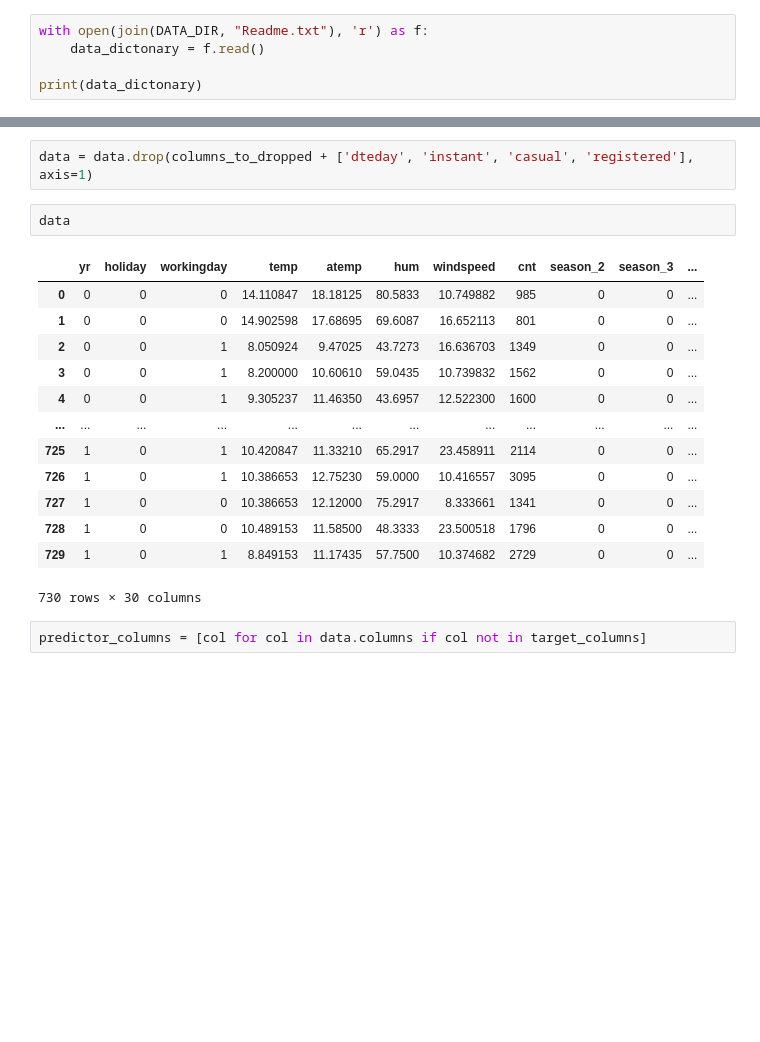
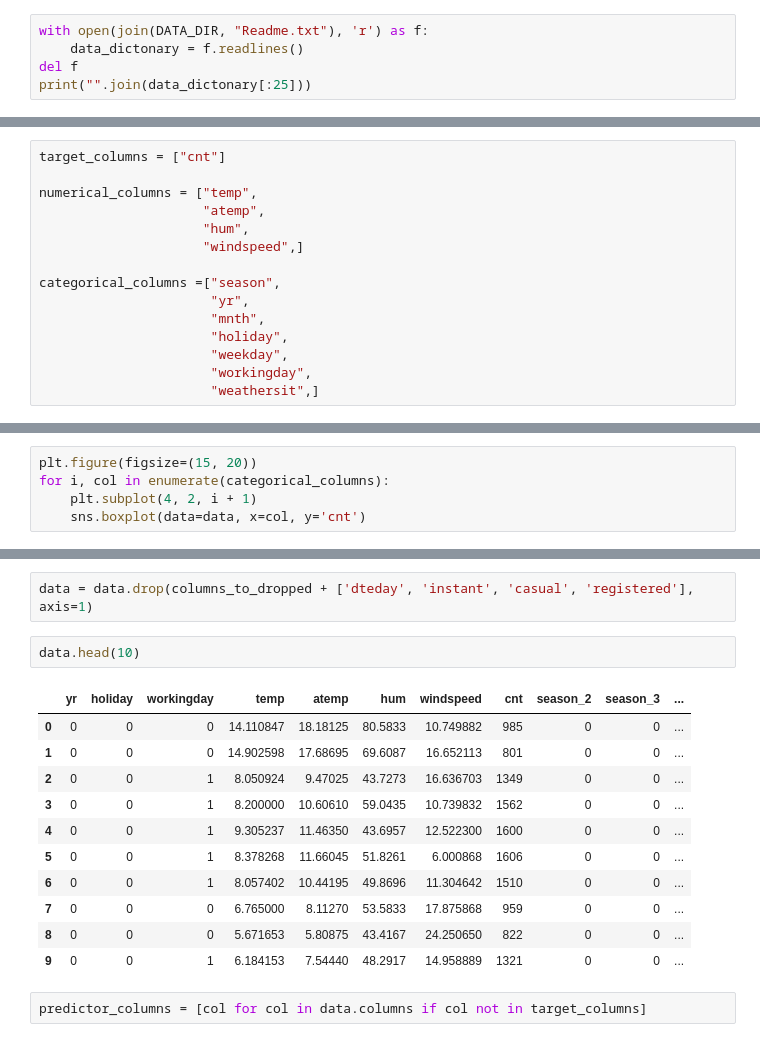
Before and after one commit to eeshangpt/bike_sharing_analysis, a Jupyter notebook: linear_regression_analysis.ipynb, the cells around one changed output, grey strips where cells are left out. Saved outputs shown, nothing was run; the diff lists cells and outputs as text; blank space fills up the shorter version.

```diff
--- a/linear_regression_analysis.ipynb
+++ b/linear_regression_analysis.ipynb
@@ -70,9 +84,9 @@ data.head()
 | 4 | 5 | 05-01-2018 | 1 | 0 | 1 | 0 | 3 | 1 | 1 | 9.305237 | ... |
 # %%
 with open(join(DATA_DIR, "Readme.txt"), 'r') as f:
-    data_dictonary = f.read()
-
-print(data_dictonary)
+    data_dictonary = f.readlines()
+del f
+print("".join(data_dictonary[:25]))
 # %% [output]
 =========================================
 Dataset characteristics
@@ -229,3 +205,18 @@ categorical_columns =[
+# %%
+target_columns = ["cnt"]
+
+numerical_columns = ["temp",
+                     "atemp",
+                     "hum",
+                     "windspeed",]
+
+categorical_columns =["season",
+                      "yr",
+                      "mnth",
+                      "holiday",
+                      "weekday",
+                      "workingday",
+                      "weathersit",]
 # %%
 data.describe()
 # %% [output]
@@ -256,0 +349,5 @@ data[categorical_columns]
+# %%
+plt.figure(figsize=(15, 20))
+for i, col in enumerate(categorical_columns):
+    plt.subplot(4, 2, i + 1)
+    sns.boxplot(data=data, x=col, y='cnt')
@@ -277,20 +378,18 @@ del categorical_col_gt_2_unique_values, categorical_columns, dummy_col_df
 # %%
 data = data.drop(columns_to_dropped + ['dteday', 'instant', 'casual', 'registered'], axis=1)
 # %%
-data
+data.head(10)
 # %% [output]
 |  | yr | holiday | workingday | temp | atemp | hum | windspeed | cnt | season_2 | season_3 | ... |
 | 0 | 0 | 0 | 0 | 14.110847 | 18.18125 | 80.5833 | 10.749882 | 985 | 0 | 0 | ... |
 | 1 | 0 | 0 | 0 | 14.902598 | 17.68695 | 69.6087 | 16.652113 | 801 | 0 | 0 | ... |
 | 2 | 0 | 0 | 1 | 8.050924 | 9.47025 | 43.7273 | 16.636703 | 1349 | 0 | 0 | ... |
 | 3 | 0 | 0 | 1 | 8.200000 | 10.60610 | 59.0435 | 10.739832 | 1562 | 0 | 0 | ... |
 | 4 | 0 | 0 | 1 | 9.305237 | 11.46350 | 43.6957 | 12.522300 | 1600 | 0 | 0 | ... |
-| ... | ... | ... | ... | ... | ... | ... | ... | ... | ... | ... | ... |
-| 725 | 1 | 0 | 1 | 10.420847 | 11.33210 | 65.2917 | 23.458911 | 2114 | 0 | 0 | ... |
-| 726 | 1 | 0 | 1 | 10.386653 | 12.75230 | 59.0000 | 10.416557 | 3095 | 0 | 0 | ... |
-| 727 | 1 | 0 | 0 | 10.386653 | 12.12000 | 75.2917 | 8.333661 | 1341 | 0 | 0 | ... |
-| 728 | 1 | 0 | 0 | 10.489153 | 11.58500 | 48.3333 | 23.500518 | 1796 | 0 | 0 | ... |
-| 729 | 1 | 0 | 1 | 8.849153 | 11.17435 | 57.7500 | 10.374682 | 2729 | 0 | 0 | ... |
+| 5 | 0 | 0 | 1 | 8.378268 | 11.66045 | 51.8261 | 6.000868 | 1606 | 0 | 0 | ... |
+| 6 | 0 | 0 | 1 | 8.057402 | 10.44195 | 49.8696 | 11.304642 | 1510 | 0 | 0 | ... |
+| 7 | 0 | 0 | 0 | 6.765000 | 8.11270 | 53.5833 | 17.875868 | 959 | 0 | 0 | ... |
+| 8 | 0 | 0 | 0 | 5.671653 | 5.80875 | 43.4167 | 24.250650 | 822 | 0 | 0 | ... |
+| 9 | 0 | 0 | 1 | 6.184153 | 7.54440 | 48.2917 | 14.958889 | 1321 | 0 | 0 | ... |
-730 rows × 30 columns
 # %%
 predictor_columns = [col for col in data.columns if col not in target_columns]
```
Also changed, not shown: parts of 98 cells of this notebook, 2 other files.
